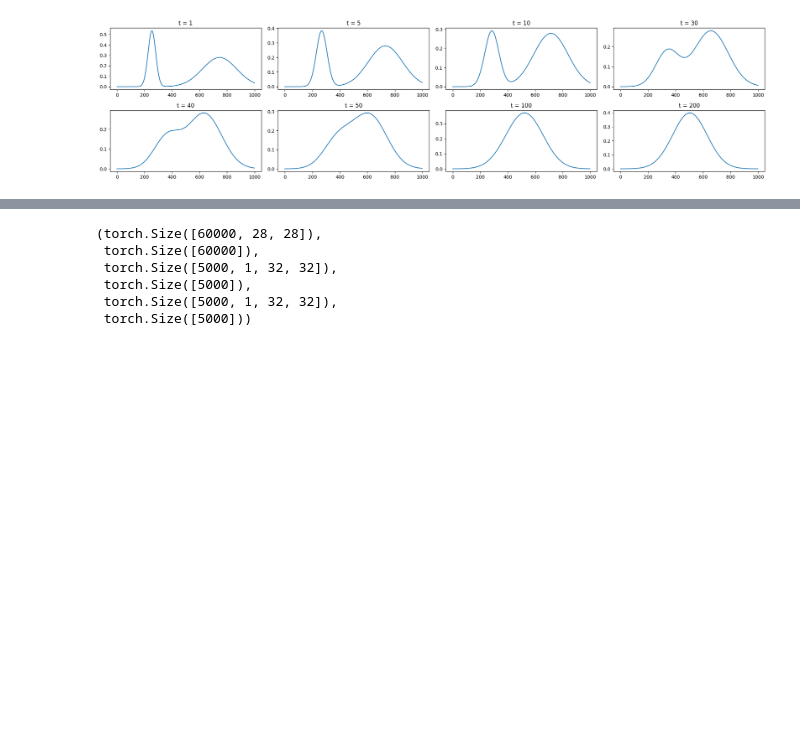
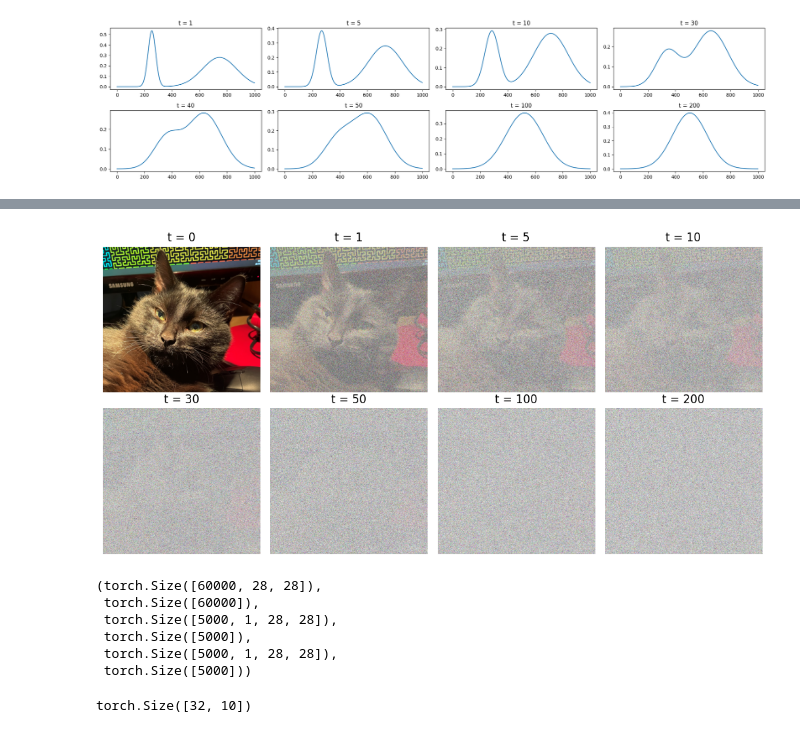
Before and after one commit to Janko-dev/generative_modeling, a Jupyter notebook: notebooks/diffusion_models.ipynb, the cells around one changed output, grey strips where cells are left out. Cells and saved outputs as stored; diff of their text form; code cells hidden in the pictures; blank space fills up the shorter version.

```diff
--- a/notebooks/diffusion_models.ipynb
+++ b/notebooks/diffusion_models.ipynb
@@ -91,10 +106,28 @@ plt.show()
+# %%
+ts = [0, 1, 5, 10, 30, 50, 100, 200]
+
+fig, axes = plt.subplots(2, 4, figsize=(10, 5))
+axes = axes.flatten()
+
+for t, ax in zip(ts, axes):
+    # forward diffusion
+    perturbed_img = (alpha_t**t)**.5 * (img/255) + (1 - alpha_t**t)**.5 * np.random.randn(*img.shape)
+    # normalize between (0, 1)
+    perturbed_img = (perturbed_img + perturbed_img.min().abs()) / (perturbed_img + perturbed_img.min().abs()).max()
+    ax.imshow(perturbed_img, cmap="gray")
+    ax.axis('off')
+    ax.set_title(f"t = {t}")
+
+plt.tight_layout()
+# %% [output]
+[figure, added]
 # %%
 import torchvision
 import torchvision.transforms as transforms
 
 # define preprocessing transformations to dataset
 transform = transforms.Compose([
-    transforms.Resize(32),
+    # transforms.Resize(32),
     # transforms.Normalize((0.5,), (0.5,)),
     transforms.ToTensor(),
 ])
@@ -122,7 +155,28 @@ y_val = y_test_val[val_idx.indices]
 # %% [output]
 (torch.Size([60000, 28, 28]),
  torch.Size([60000]),
- torch.Size([5000, 1, 32, 32]),
+ torch.Size([5000, 1, 28, 28]),
  torch.Size([5000]),
- torch.Size([5000, 1, 32, 32]),
+ torch.Size([5000, 1, 28, 28]),
  torch.Size([5000]))
+# %%
+import math
+
+class SinusoidalPositionEmbeddings(nn.Module):
+    def __init__(self, dim):
+        super().__init__()
+        self.dim = dim
+
+    def forward(self, time):
+        device = time.device
+        half_dim = self.dim // 2
+        embeddings = math.log(10000) / (half_dim - 1)
+        embeddings = torch.exp(torch.arange(half_dim, device=device) * -embeddings)
+        embeddings = time[:, None] * embeddings[None, :]
+        embeddings = torch.cat((embeddings.sin(), embeddings.cos()), dim=-1)
+        return embeddings
+
+spe = SinusoidalPositionEmbeddings(10)
+spe(torch.randn(32)).shape
+# %% [output]
+torch.Size([32, 10])
```
Also changed, not shown: parts of 13 cells of this notebook, 1 other file.
